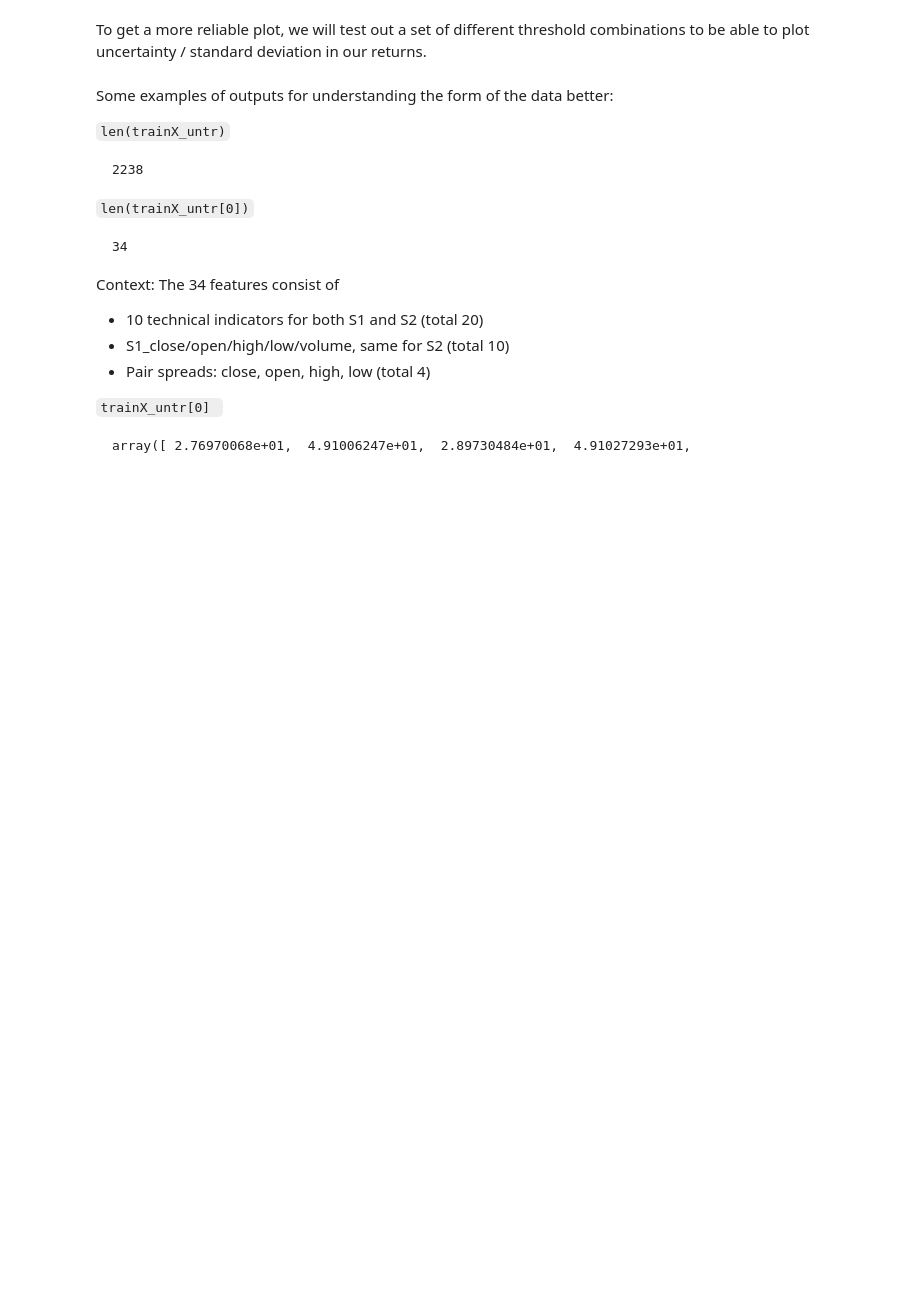
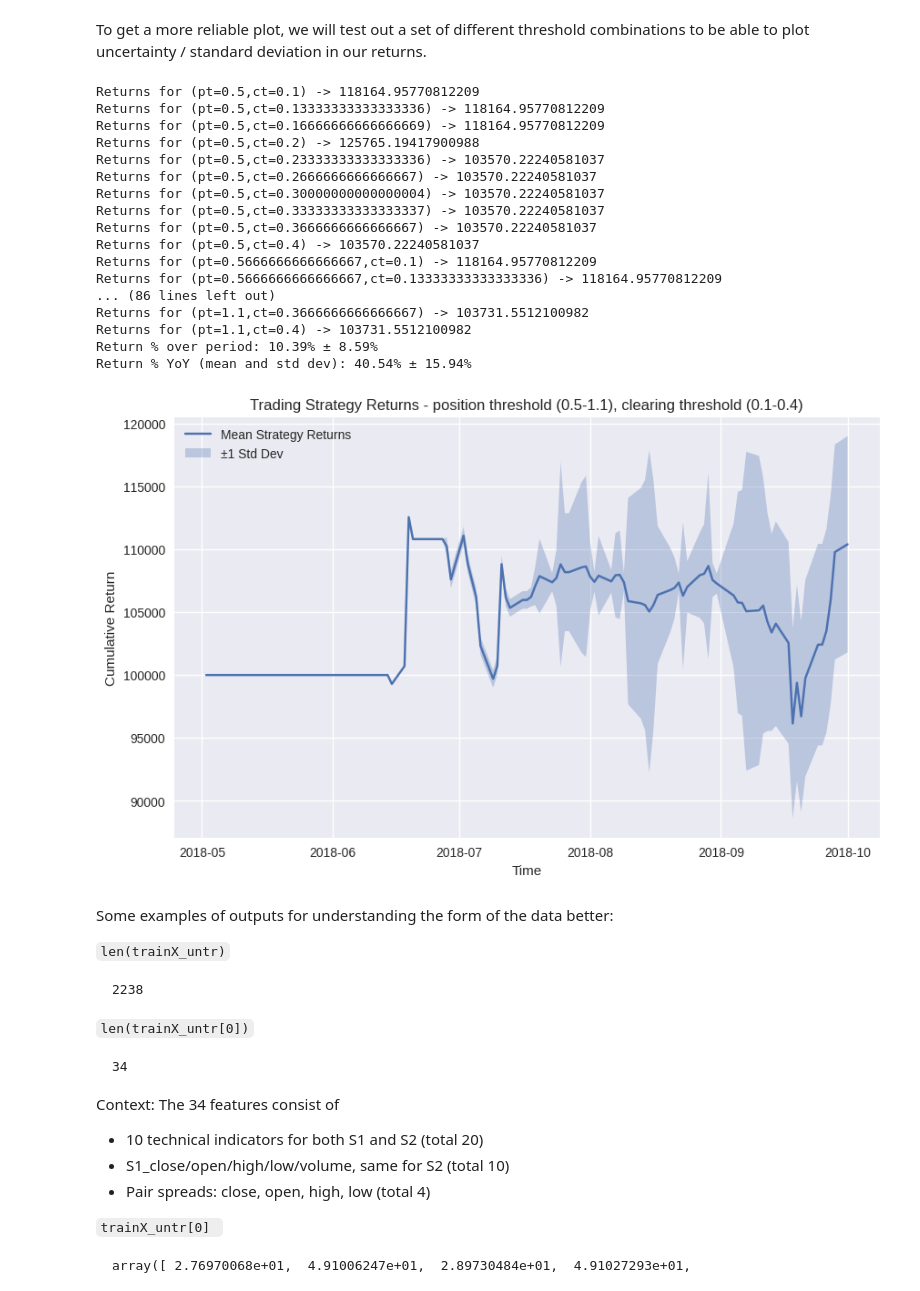
Before and after one commit to maviddoerdijk/bsc-thesis, a Jupyter notebook: exp/train_transformer.ipynb, the cells around one changed output. Drawn from its saved outputs; the diff is of its cells as text; code cells hidden in the pictures; blank space fills up the shorter version.

Commit message:
Plots including Standard deviations correct

```diff
--- a/exp/train_transformer.ipynb
+++ b/exp/train_transformer.ipynb
@@ -596,48 +596,75 @@ Return % YoY: 13.445542965376278
 # %% [markdown]
 To get a more reliable plot, we will test out a set of different threshold combinations to be able to plot uncertainty / standard deviation in our returns.
 # %%
-# position_thresholds = np.linspace(0.8, 1.2, 5)
-# clearing_thresholds = np.linspace(0.3, 0.7, 5)
-# threshold_combinations = list(itertools.product(position_thresholds, clearing_thresholds))
-
-# all_returns = []
+position_thresholds = np.linspace(0.5, 1.1, num=10)
+clearing_thresholds = np.linspace(0.1, 0.4, num=10)
+threshold_combinations = list(itertools.product(position_thresholds, clearing_thresholds))
 
 # for pos_thres, clr_thres in threshold_combinations:
-long_windows = [20, 25, 30, 40, 50]
-short_windows = [2, 3, 5, 7]
-window_combinations = list(itertools.product(long_windows, short_windows))
+# long_windows = [20, 25, 30, 40, 50]
+# short_windows = [2, 3, 5, 7]
+# window_combinations = list(itertools.product(long_windows, short_windows))
 
 all_returns = []
 
-for window_long, window_short in window_combinations:
+# for window_long, window_short in window_combinations:
+for pos_thres, clr_thres in threshold_combinations:
     returns = trade(
         S1 = test['S1_close'].iloc[look_back:],
         S2 = test['S2_close'].iloc[look_back:],
         spread = spread_pred_series,
-        window_long = window_long,
-        window_short = window_short,
-        # position_threshold = pos_thres,
-        # clearing_threshold = clr_thres
+        # window_long = window_long,
+        # window_short = window_short,
+        window_long = 30,
+        window_short = 5,
+        position_threshold = pos_thres,
+        clearing_threshold = clr_thres
     )
     all_returns.append(returns)
-    print(f"Returns for (wl={window_long},ws={window_short}) -> {returns[-1]}")
+    # print(f"Returns for (wl={window_long},ws={window_short}) -> {returns[-1]}")
+    print(f"Returns for (pt={pos_thres},ct={clr_thres}) -> {returns[-1]}")
 
 # turn into numpy
 returns_array = np.vstack([np.array(r) for r in all_returns])
 
 # mean and stdev for plotting
 mean_returns = returns_array.mean(axis=0)
 std_returns = returns_array.std(axis=0)
-time_axis_series = test.index[look_back:]
+time_axis_series = test.index[look_back - 1:]
+
+std_dev_pct = (std_returns / mean_returns[0]) * 100
+
+print(f"Return % over period: {100 * ((mean_returns[-1] - mean_returns[0]) / mean_returns[0]):.2f}% ± {std_dev_pct[-1]:.2f}%")
+print(f"Return % YoY (mean and std dev): {((mean_returns[-1] / mean_returns[0])**(365 / len(mean_returns)) - 1) * 100:.2f}% ± {((std_returns[-1] / mean_returns[0]) * np.sqrt(365 / len(mean_returns))) * 100:.2f}%")
 
 plt.figure(figsize=(10, 6))
 plt.plot(time_axis_series, mean_returns, label='Mean Strategy Returns')
 plt.fill_between(time_axis_series, mean_returns - std_returns, mean_returns + std_returns, alpha=0.3, label='±1 Std Dev')
 plt.xlabel('Time')
 plt.ylabel('Cumulative Return')
-plt.title('Trading Strategy Returns - short window (2-7), long window (20-50)')
+# plt.title('Trading Strategy Returns - short window (2-7), long window (20-50)')
+plt.title(f"Trading Strategy Returns - position threshold (0.5-1.1), clearing threshold (0.1-0.4)")
 plt.legend()
 plt.show()
+# %% [output]
+Returns for (pt=0.5,ct=0.1) -> 118164.95770812209
+Returns for (pt=0.5,ct=0.13333333333333336) -> 118164.95770812209
+Returns for (pt=0.5,ct=0.16666666666666669) -> 118164.95770812209
+Returns for (pt=0.5,ct=0.2) -> 125765.19417900988
+Returns for (pt=0.5,ct=0.23333333333333336) -> 103570.22240581037
+Returns for (pt=0.5,ct=0.2666666666666667) -> 103570.22240581037
+Returns for (pt=0.5,ct=0.30000000000000004) -> 103570.22240581037
+Returns for (pt=0.5,ct=0.33333333333333337) -> 103570.22240581037
+Returns for (pt=0.5,ct=0.3666666666666667) -> 103570.22240581037
+Returns for (pt=0.5,ct=0.4) -> 103570.22240581037
+Returns for (pt=0.5666666666666667,ct=0.1) -> 118164.95770812209
+Returns for (pt=0.5666666666666667,ct=0.13333333333333336) -> 118164.95770812209
+... (86 lines left out)
+Returns for (pt=1.1,ct=0.3666666666666667) -> 103731.5512100982
+Returns for (pt=1.1,ct=0.4) -> 103731.5512100982
+Return % over period: 10.39% ± 8.59%
+Return % YoY (mean and std dev): 40.54% ± 15.94%
+[figure, added]
 # %% [markdown]
 Some examples of outputs for understanding the form of the data better:
 
```
